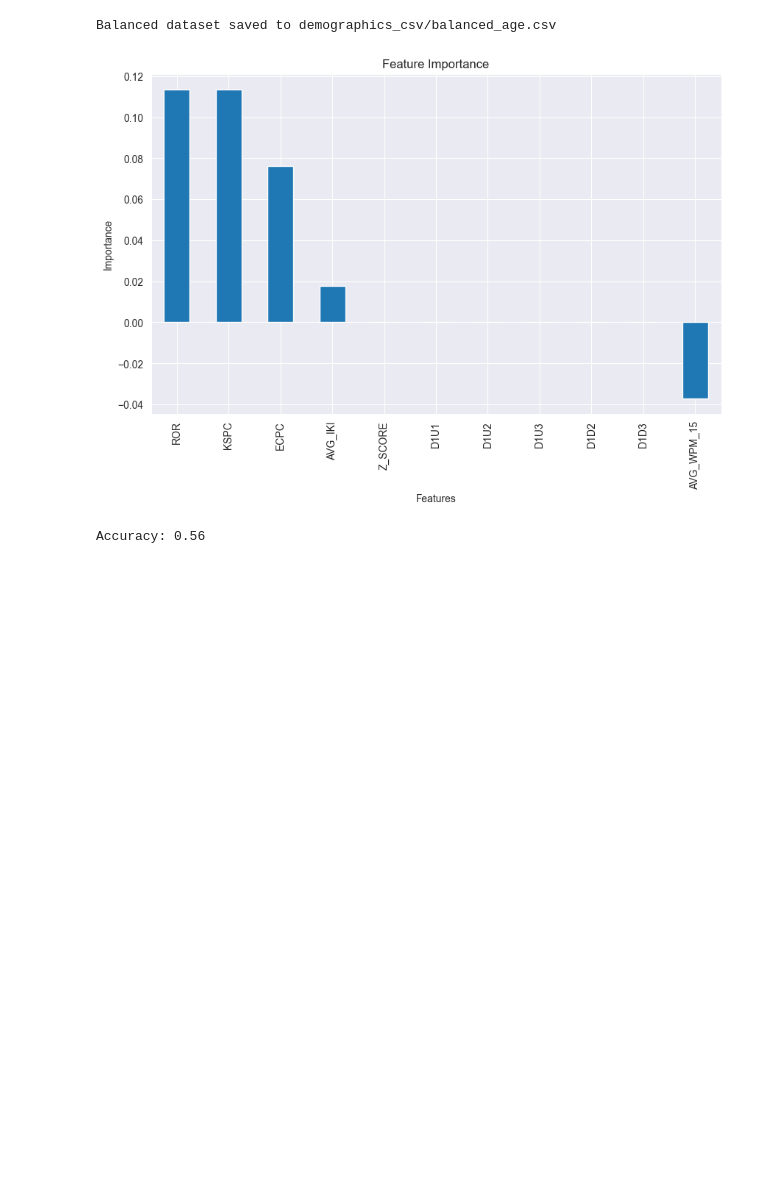
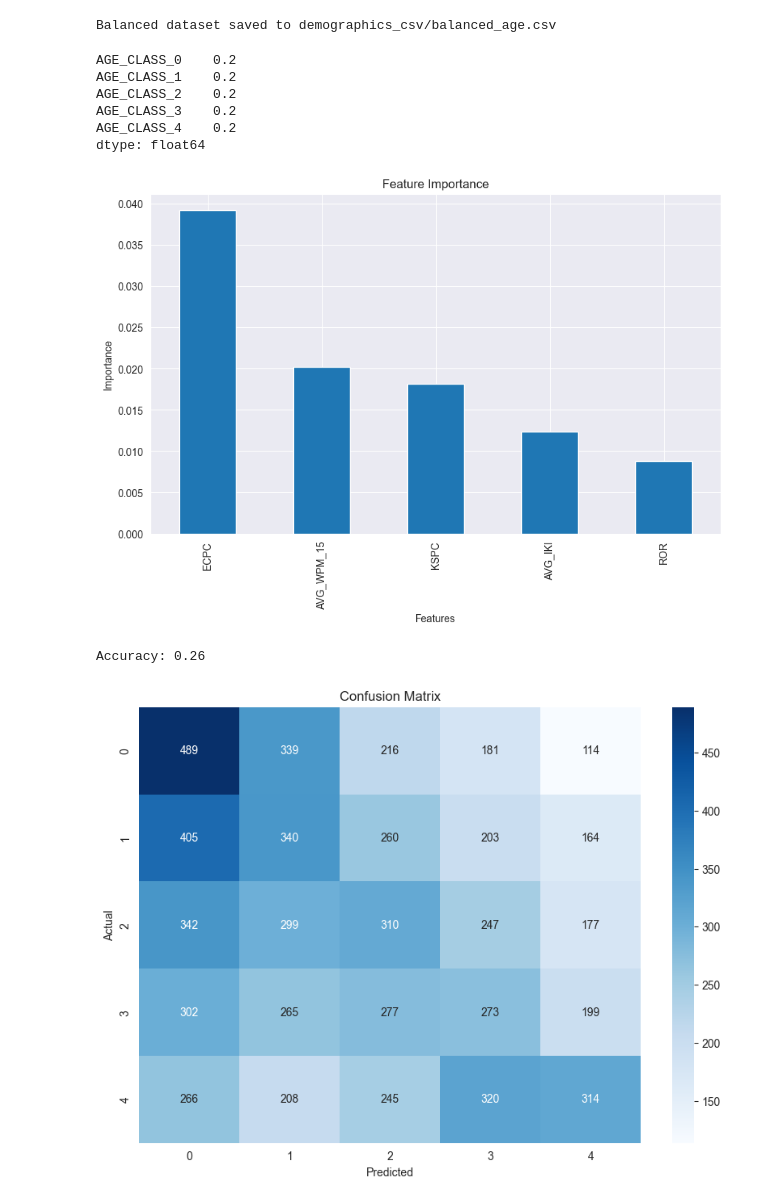
Before and after one commit to lacekaa/erkd, a Jupyter notebook: age_prediction.ipynb, the cells around one changed output. Saved outputs shown, nothing was run; the diff lists cells and outputs as text; code cells hidden in the pictures; blank space fills up the shorter version.

```diff
--- a/age_prediction.ipynb
+++ b/age_prediction.ipynb
@@ -117,14 +117,36 @@ output_csv = 'demographics_csv/balanced_age.csv'  # Output CSV path
 balance_dataset(input_csv, output_csv)
 # %% [output]
 Balanced dataset saved to demographics_csv/balanced_age.csv
+# %%
+import pandas as pd
+
+# Load the dataset
+df = pd.read_csv('demographics_csv/balanced_age.csv')
+
+# Identify the AGE_CLASS columns
+age_class_columns = [col for col in df.columns if col.startswith('AGE_CLASS_')]
+
+# Calculate the share of each AGE_CLASS
+age_class_shares = df[age_class_columns].sum() / len(df)
+
+# Print the share of each AGE_CLASS
+print(age_class_shares)
+# %% [output]
+AGE_CLASS_0    0.2
+AGE_CLASS_1    0.2
+AGE_CLASS_2    0.2
+AGE_CLASS_3    0.2
+AGE_CLASS_4    0.2
+dtype: float64
 # %%
 import pandas as pd
 from sklearn.model_selection import train_test_split
 from sklearn.preprocessing import StandardScaler, LabelEncoder
 from sklearn.neighbors import KNeighborsClassifier
 from sklearn.inspection import permutation_importance
-from sklearn.metrics import accuracy_score
+from sklearn.metrics import accuracy_score, confusion_matrix
 import matplotlib.pyplot as plt
+import seaborn as sns
 
 def visualize_feature_importance(csv_path):
     # Step 1: Read the CSV file
@@ -135,10 +157,10 @@ def visualize_feature_importance(csv_path):
     label_encoder = LabelEncoder()
     df['GENDER'] = label_encoder.fit_transform(df['GENDER'])
     features = [
-        'AVG_WPM_15', 'AVG_IKI', 'ECPC', 'KSPC', 'ROR', 'D1U1', 'D1U2', 'D1U3', 'D1D2', 'D1D3', 'Z_SCORE'
+        'AVG_WPM_15', 'AVG_IKI', 'ECPC', 'KSPC', 'ROR'
     ]
     X = df[features]
-    y = df['GENDER']
+    y = df[[col for col in df.columns if col.startswith('AGE_CLASS_')]].idxmax(axis=1).apply(lambda x: int(x.split('_')[-1]))
     participant_ids = df['PARTICIPANT_ID']
 
     # Ensure unique PARTICIPANT_IDs in train and test sets
@@ -155,36 +177,46 @@ def visualize_feature_importance(csv_path):
     X_train = scaler.fit_transform(X_train)
     X_test = scaler.transform(X_test)
 
     # Train KNN model
     knn = KNeighborsClassifier(n_neighbors=5)
     knn.fit(X_train, y_train)
 
     # Calculate feature importance using permutation importance
     result = permutation_importance(knn, X_test, y_test, n_repeats=10, random_state=42, n_jobs=2)
     importance = result.importances_mean
 
     # Visualize feature importance
     feature_importance = pd.Series(importance, index=features)
     feature_importance.sort_values(ascending=False, inplace=True)
 
     plt.figure(figsize=(10, 6))
     feature_importance.plot(kind='bar')
     plt.title('Feature Importance')
     plt.xlabel('Features')
     plt.ylabel('Importance')
     plt.show()
 
     # Print accuracy
     y_pred = knn.predict(X_test)
     accuracy = accuracy_score(y_test, y_pred)
     print(f'Accuracy: {accuracy:.2f}')
 
+    # Print confusion matrix
+    conf_matrix = confusion_matrix(y_test, y_pred)
+    plt.figure(figsize=(10, 7))
+    sns.heatmap(conf_matrix, annot=True, fmt='d', cmap='Blues')
+    plt.title('Confusion Matrix')
+    plt.xlabel('Predicted')
+    plt.ylabel('Actual')
+    plt.show()
+
 # Example usage:
-csv_path = 'demographics_csv/demo_keystroke.csv'  # Path to the CSV file
+csv_path = 'demographics_csv/balanced_age.csv'  # Path to the CSV file
 visualize_feature_importance(csv_path)
 # %% [output]
-[figure, old version]
+[figure, new version]
-Accuracy: 0.56
+Accuracy: 0.26
+[figure, added]
 # %%
 import pandas as pd
 from sklearn.model_selection import train_test_split
```
Also changed, not shown: parts of 4 cells of this notebook, 4 other files.
